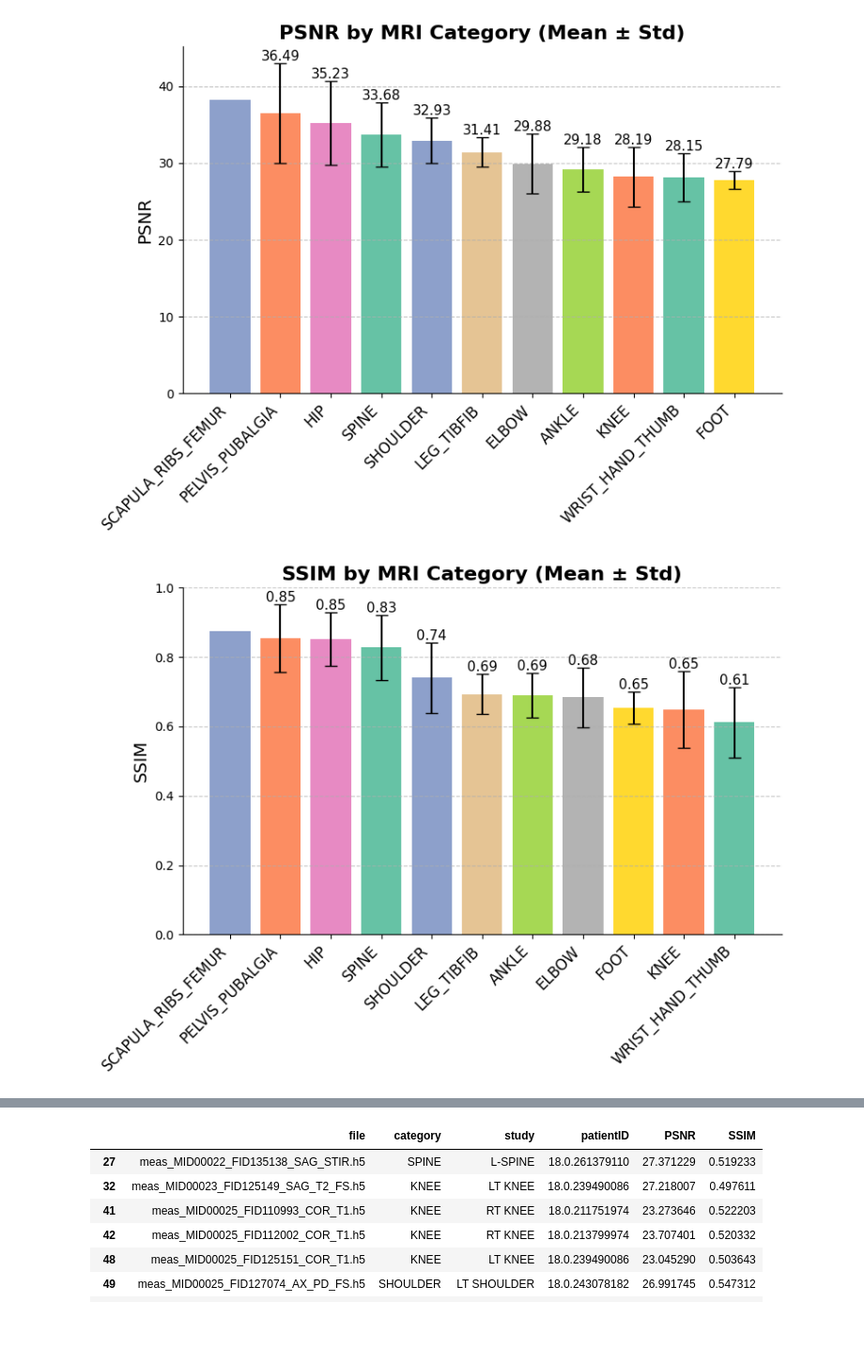
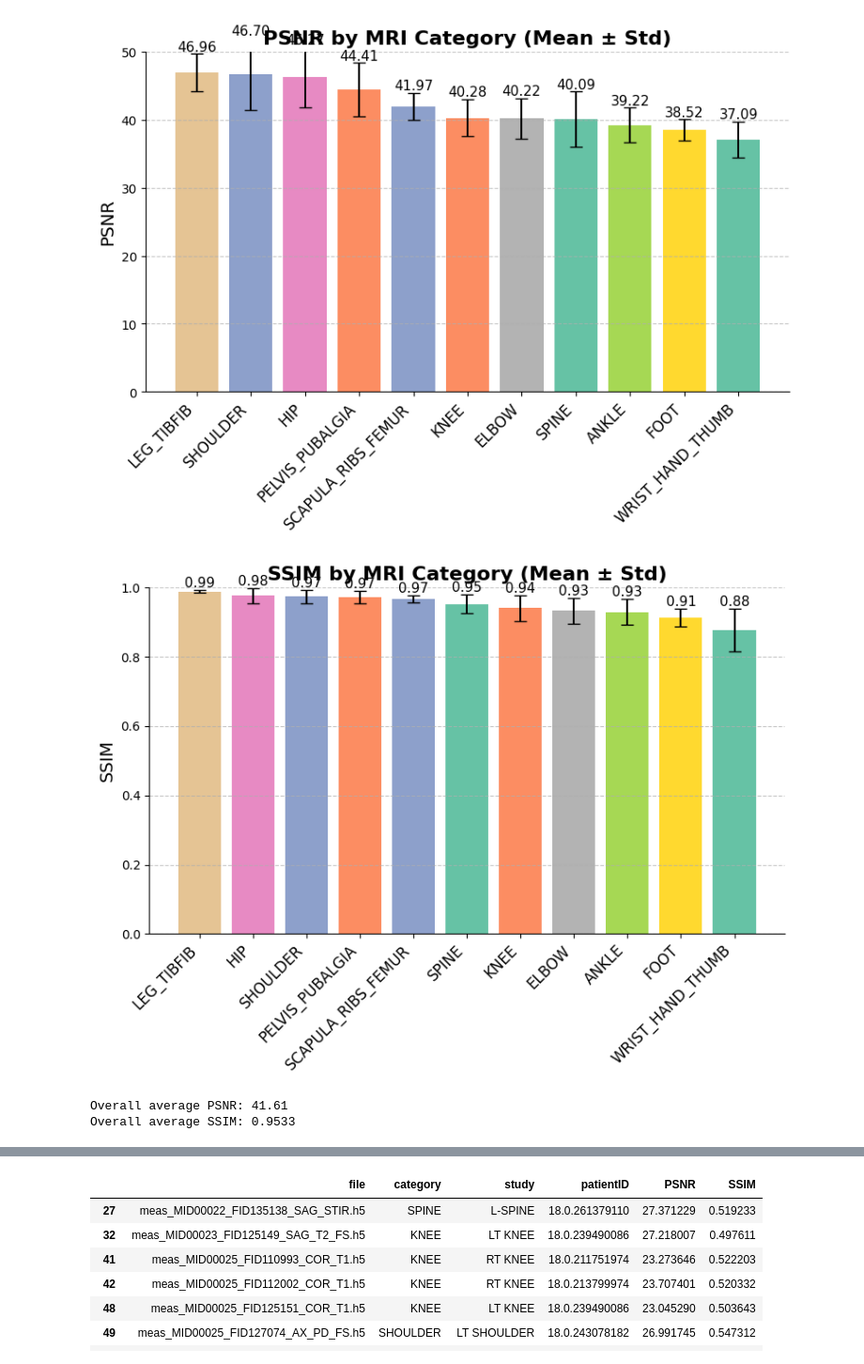
Before and after one commit to AIF4S/mosaicmri, a Jupyter notebook: varnet/analize_results.ipynb, the cells around one changed output, grey strips where cells are left out. Shown at 94% size. Cells and saved outputs as stored; diff of their text form; code cells hidden in the pictures; blank space fills up the shorter version.

```diff
--- a/varnet/analize_results.ipynb
+++ b/varnet/analize_results.ipynb
@@ -6,9 +6,9 @@ import numpy as np
 import matplotlib.pyplot as plt
 
 # ---------- CONFIG: set these ----------
-results_path = "./outputs/varnet_inference_test_set_final"
+results_path = "./outputs/msk_baseline/msk_casc8_acc4"
 json_path = results_path + "/metrics.json"   # path to your JSON above
-data_dir  = "../../../../../data/datasets/msk_mri_h5/varnet_msk_dataset3/multicoil_test"  # folder containing the .h5 files
+data_dir  = "../../../../../data/datasets/msk_mri_h5/varnet_msk_dataset2/multicoil_test"  # folder containing the .h5 files
 # --------------------------------------
 
 scan_categories = {
@@ -126,35 +126,44 @@ def plot_metric(metric_name):
 
     # Get colors for each category in the order of means.index, fallback to a default if missing
     default_color = "gray"
     bar_colors = [color_map.get(cat, default_color) for cat in means.index]
 
+
     plt.figure(figsize=(8, 6))
     bars = plt.bar(range(len(means)), means.values, yerr=stds.values, capsize=5,
                    color=bar_colors)
 
     plt.xticks(range(len(means)), means.index, rotation=45, ha='right', fontsize=12)
     plt.ylabel(metric_name, fontsize=14)
     plt.title(f"{metric_name} by MRI Category (Mean ± Std)", fontsize=16, weight='bold')
     plt.grid(axis='y', linestyle='--', alpha=0.7)
     plt.gca().set_facecolor('white')
     plt.gca().spines['top'].set_visible(False)
     plt.gca().spines['right'].set_visible(False)
+    plt.ylim(0, 50.0 if metric_name == "PSNR" else 1.0)
 
     # Add value labels on top of bars
     for bar, mean, std in zip(bars, means.values, stds.values):
         plt.text(bar.get_x() + bar.get_width()/2, bar.get_height() + std,
                  f"{mean:.2f}", ha='center', va='bottom', fontsize=11)
 
     plt.tight_layout()
 
 for metric in ["PSNR", "SSIM"]:
     plot_metric(metric)
 
 plt.show()
+
+avg_psnr = df_matched['PSNR'].mean()
+avg_ssim = df_matched['SSIM'].mean()
+print(f'Overall average PSNR: {avg_psnr:.2f}')
+print(f'Overall average SSIM: {avg_ssim:.4f}')
 # %% [output]
 === Unmatched files (category could not be determined) ===
-[figure, old version]
+[figure, new version]
-[figure, old version]
+[figure, new version]
+Overall average PSNR: 41.61
+Overall average SSIM: 0.9533
 # %%
 # Display overall average PSNR and SSIM for all matched MRI categories
 avg_psnr = df_matched['PSNR'].mean()
```
Also changed, not shown: parts of 2 cells of this notebook, 51 other files.
